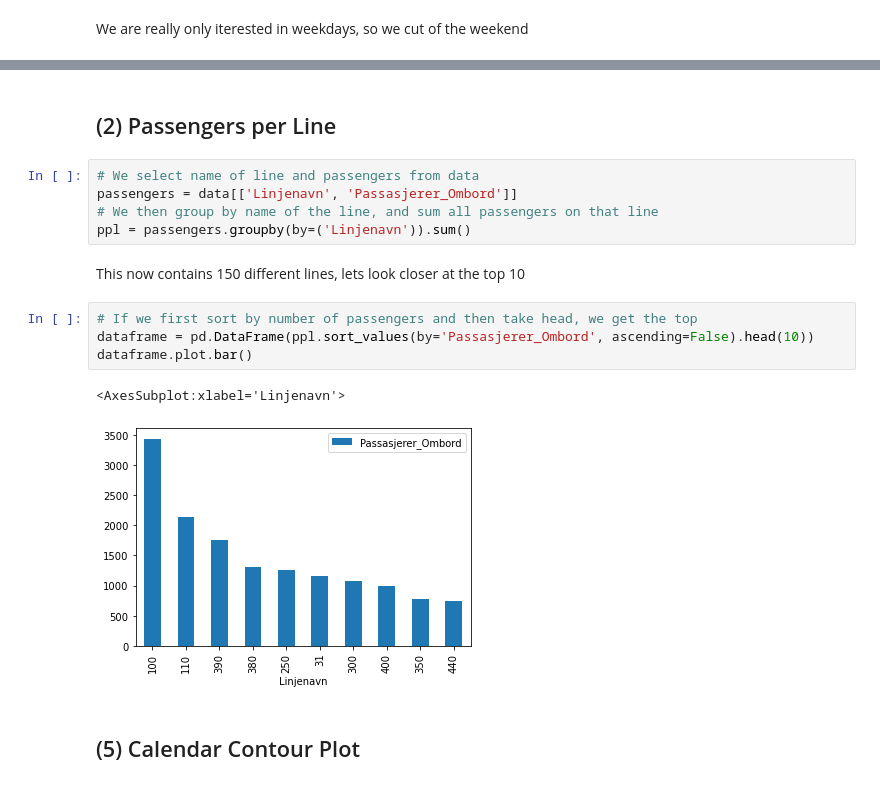
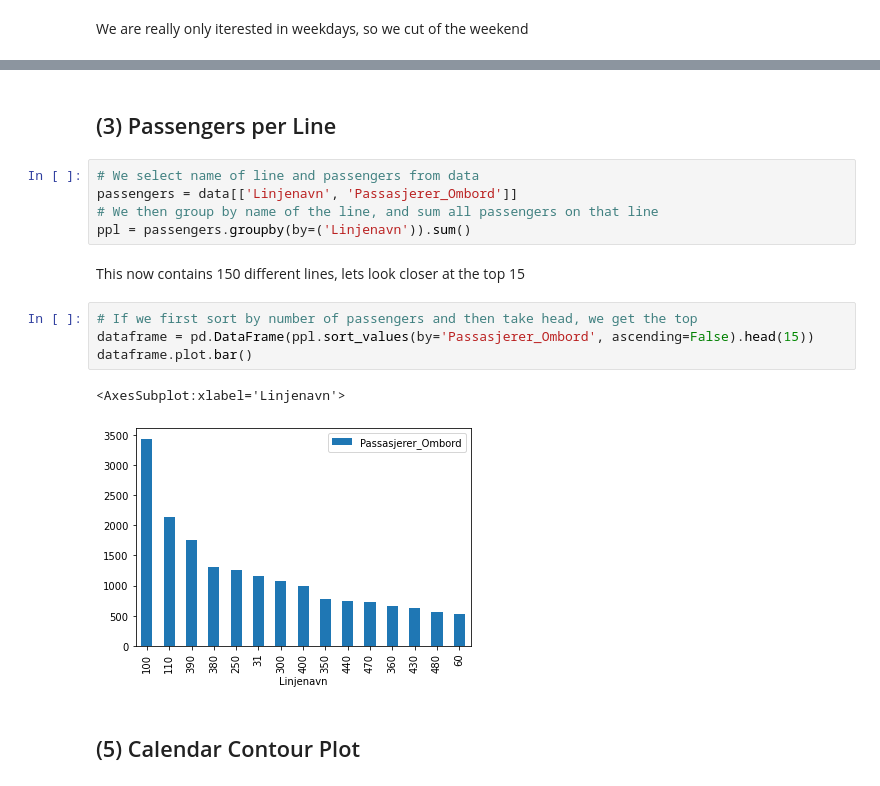
Before and after one commit to kjxlstad/RuterDataVisualization, a Jupyter notebook: ruterdata.ipynb, the cells around one changed output, grey strips where cells are left out. Drawn from its saved outputs; the diff is of its cells as text.

```diff
--- a/ruterdata.ipynb
+++ b/ruterdata.ipynb
@@ -94,19 +117,19 @@ We clearly see here that thursday is the most trafficed day
 # %% [markdown]
-## (2) Passengers per Line
+## (3) Passengers per Line
 # %%
 # We select name of line and passengers from data
 passengers = data[['Linjenavn', 'Passasjerer_Ombord']]
 # We then group by name of the line, and sum all passengers on that line
 ppl = passengers.groupby(by=('Linjenavn')).sum()
 # %% [markdown]
-This now contains 150 different lines, lets look closer at the top 10
+This now contains 150 different lines, lets look closer at the top 15
 # %%
 # If we first sort by number of passengers and then take head, we get the top
-dataframe = pd.DataFrame(ppl.sort_values(by='Passasjerer_Ombord', ascending=False).head(10))
+dataframe = pd.DataFrame(ppl.sort_values(by='Passasjerer_Ombord', ascending=False).head(15))
 dataframe.plot.bar()
 # %% [output]
 <AxesSubplot:xlabel='Linjenavn'>
-[figure, old version]
+[figure, new version]
 # %% [markdown]
 ## (5) Calendar Contour Plot
 # %%
```
Also changed, not shown: parts of 9 cells of this notebook.
